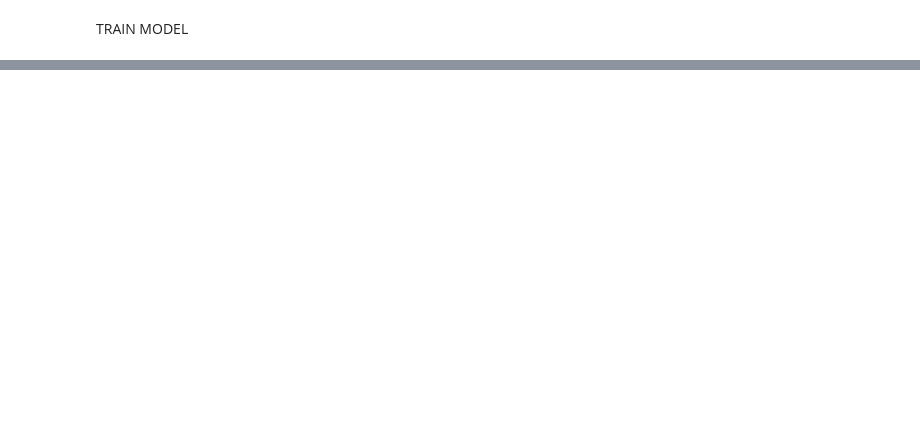
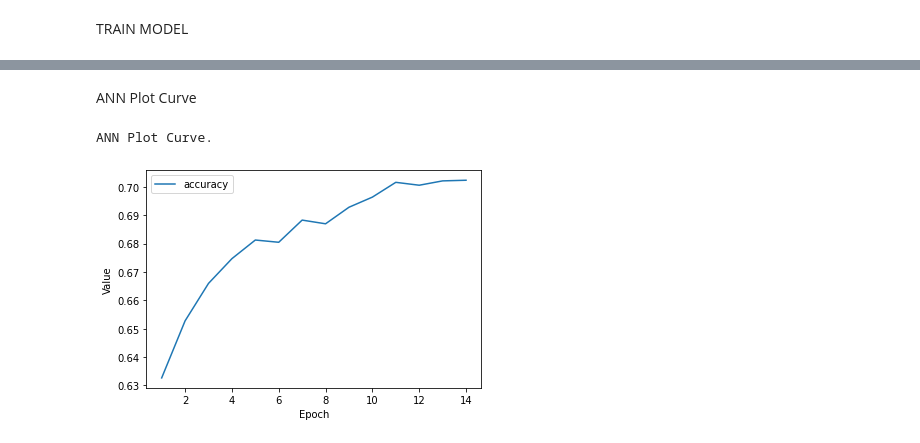
Before and after one commit to NaraSurya/Cell-Malaria-Classification, a Jupyter notebook: Classification_Malaria_Cell.ipynb, the cells around one changed output, grey strips where cells are left out. Cells and saved outputs as stored; diff of their text form; code cells hidden in the pictures; blank space fills up the shorter version.

```diff
--- a/Classification_Malaria_Cell.ipynb
+++ b/Classification_Malaria_Cell.ipynb
@@ -357,0 +364,23 @@ Epoch 15/15
+# %% [markdown]
+ANN Plot Curve
+# %%
+def ann_plot_curve(epochs, hist, list_of_metrics):
+  """Plot a curve of one or more classification metrics vs. epoch."""
+
+  plt.figure()
+  plt.xlabel("Epoch")
+  plt.ylabel("Value")
+
+  for m in list_of_metrics:
+    x = hist[m]
+    plt.plot(epochs[1:], x[1:], label=m)
+
+  plt.legend()
+
+print("ANN Plot Curve.")
+# Plot a graph of the metric vs. epochs.
+list_of_metrics_to_plot = ['accuracy']
+ann_plot_curve(epochs, hist, list_of_metrics_to_plot)
+# %% [output]
+ANN Plot Curve.
+[figure, added]
```
Also changed, not shown: parts of 13 cells of this notebook.
